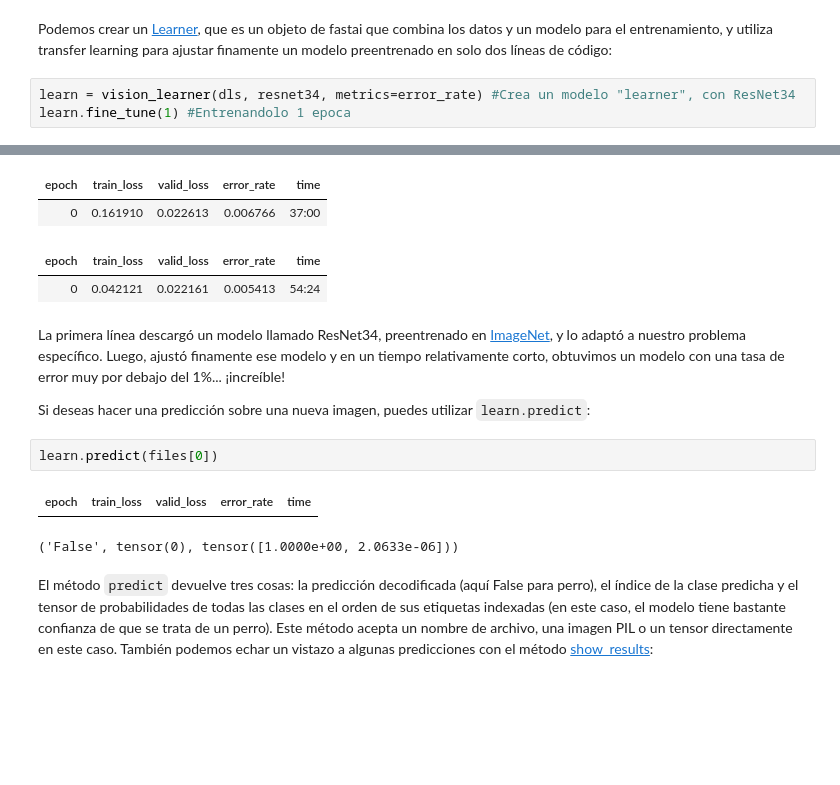
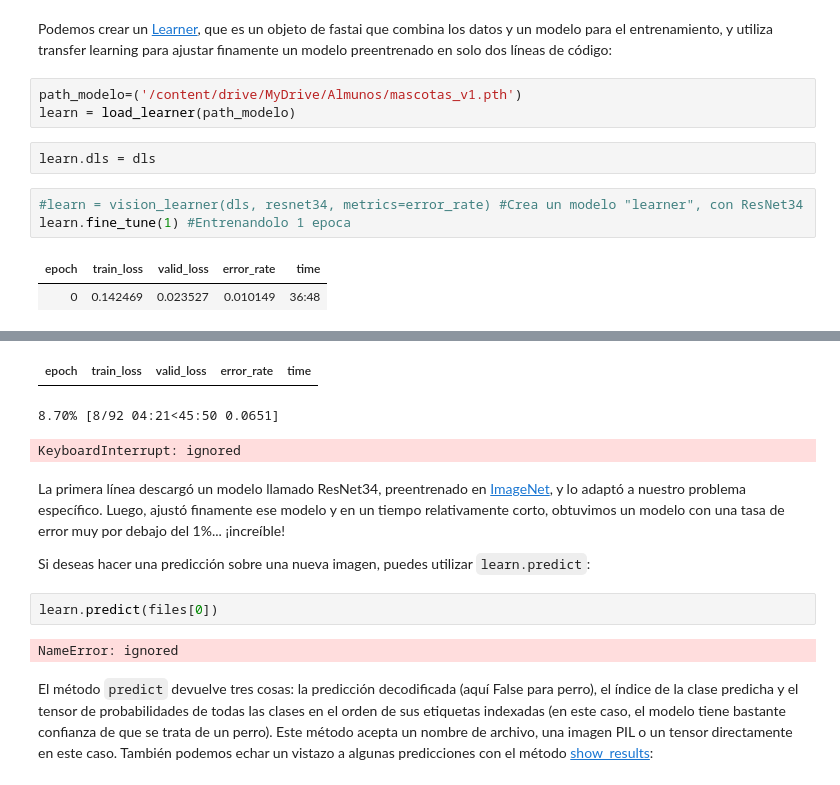
Before and after one commit to GdGato/Cuadernillo, a Jupyter notebook: Introducción_a_Visión_por_Computadora.ipynb, the cells around one changed output, grey strips where cells are left out. Saved outputs shown, nothing was run; the diff lists cells and outputs as text; blank space fills up the shorter version.

```diff
--- a/Introducción_a_Visión_por_Computadora.ipynb
+++ b/Introducción_a_Visión_por_Computadora.ipynb
@@ -57,6 +57,13 @@ dls.show_batch()
 # %% [markdown]
 Podemos crear un [Learner](https://docs.fast.ai/learner.html#learner), que es un objeto de fastai que combina los datos y un modelo para el entrenamiento, y utiliza transfer learning para ajustar finamente un modelo preentrenado en solo dos líneas de código:
+# %%
+path_modelo=('/content/drive/MyDrive/Almunos/mascotas_v1.pth')
+learn = load_learner(path_modelo)
+# %%
+learn.dls = dls
 # %%
-learn = vision_learner(dls, resnet34, metrics=error_rate) #Crea un modelo "learner", con ResNet34
+#learn = vision_learner(dls, resnet34, metrics=error_rate) #Crea un modelo "learner", con ResNet34
 learn.fine_tune(1) #Entrenandolo 1 epoca
 # %% [output]
+| epoch | train_loss | valid_loss | error_rate | time |
+| 0 | 0.142469 | 0.023527 | 0.010149 | 36:48 |
@@ -64,7 +71,6 @@ Downloading: "https://download.pytorch.org/models/resnet34-b627a593.pth" to /roo
-| epoch | train_loss | valid_loss | error_rate | time |
-| 0 | 0.161910 | 0.022613 | 0.006766 | 37:00 |
 | epoch | train_loss | valid_loss | error_rate | time |
-| 0 | 0.042121 | 0.022161 | 0.005413 | 54:24 |
+8.70% [8/92 04:21<45:50 0.0651]
+KeyboardInterrupt: ignored
 # %% [markdown]
 La primera línea descargó un modelo llamado ResNet34, preentrenado en [ImageNet](https://www.image-net.org/), y lo adaptó a nuestro problema específico. Luego, ajustó finamente ese modelo y en un tiempo relativamente corto, obtuvimos un modelo con una tasa de error muy por debajo del 1%... ¡increíble!
 
@@ -72,8 +78,7 @@ Si deseas hacer una predicción sobre una nueva imagen, puedes utilizar `learn.p
 # %%
 learn.predict(files[0])
 # %% [output]
-| epoch | train_loss | valid_loss | error_rate | time |
-('False', tensor(0), tensor([1.0000e+00, 2.0633e-06]))
+NameError: ignored
 # %% [markdown]
 El método `predict` devuelve tres cosas: la predicción decodificada (aquí False para perro), el índice de la clase predicha y el tensor de probabilidades de todas las clases en el orden de sus etiquetas indexadas (en este caso, el modelo tiene bastante confianza de que se trata de un perro). Este método acepta un nombre de archivo, una imagen PIL o un tensor directamente en este caso. También podemos echar un vistazo a algunas predicciones con el método [show_results](https://docs.fast.ai/vision.learner.html#show_results):
 # %%
```
Also changed, not shown: parts of 46 cells of this notebook.
